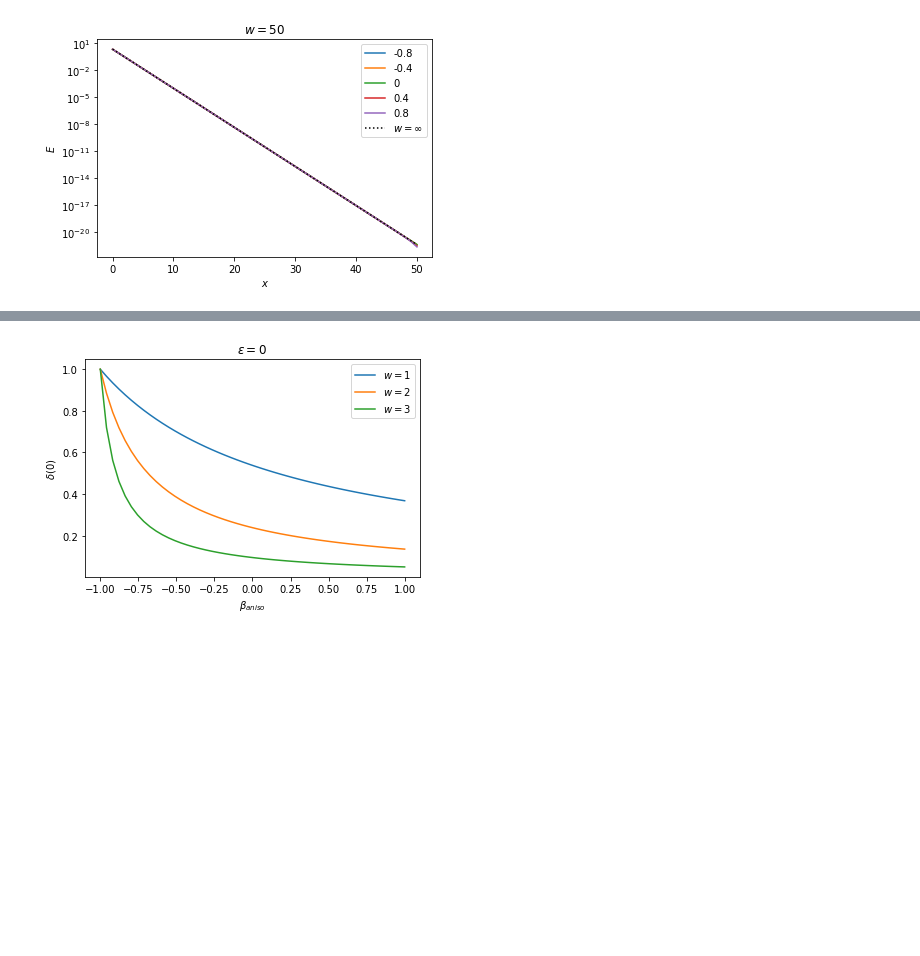
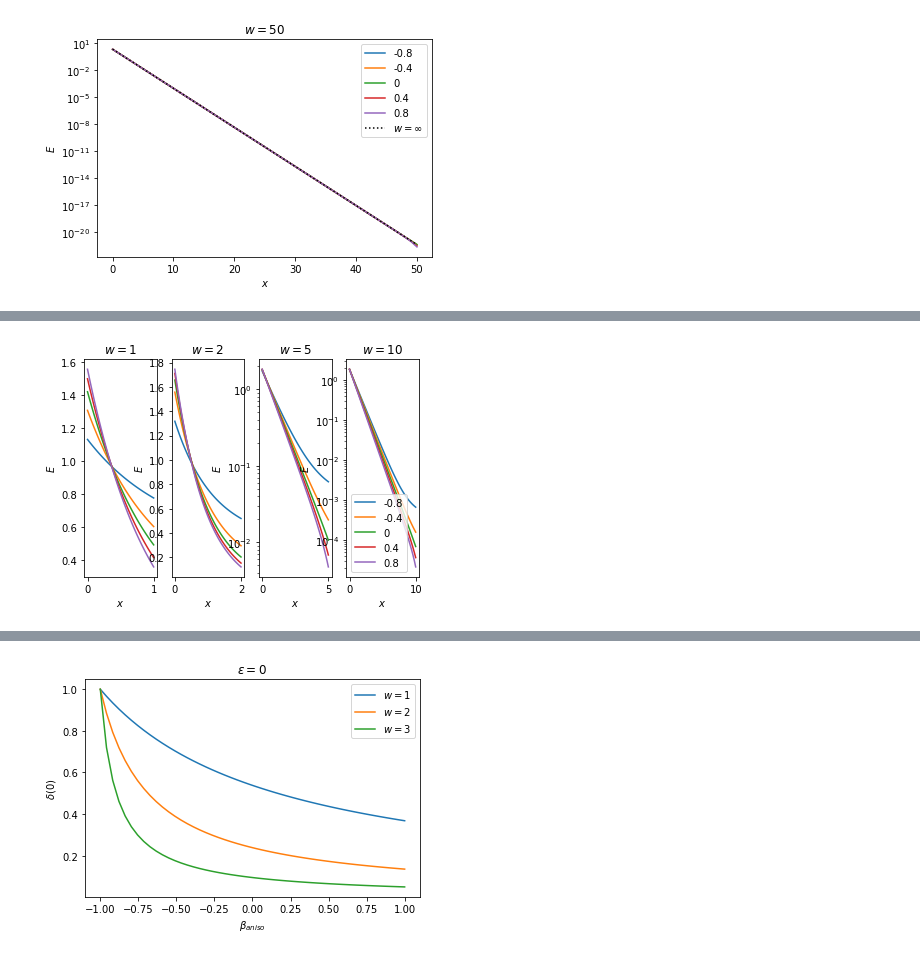
Before and after one commit to tdcwilliams/pywave, a Jupyter notebook: notebooks/energy_transport/stationary-aniso.ipynb, the cells around one changed output, grey strips where cells are left out. Drawn from its saved outputs; the diff is of its cells as text; code cells hidden in the pictures; blank space fills up the shorter version.

```diff
--- a/notebooks/energy_transport/stationary-aniso.ipynb
+++ b/notebooks/energy_transport/stationary-aniso.ipynb
@@ -381,0 +336,4 @@ _ = get_fig_E_and_delta(w=w, eps=eps, log_scale=log_scale)
+# %%
+fig = get_energy_fig(eps=.1, add_asyms=False)
+# %% [output]
+[figure, added]
```
Also changed, not shown: parts of 24 cells of this notebook.
